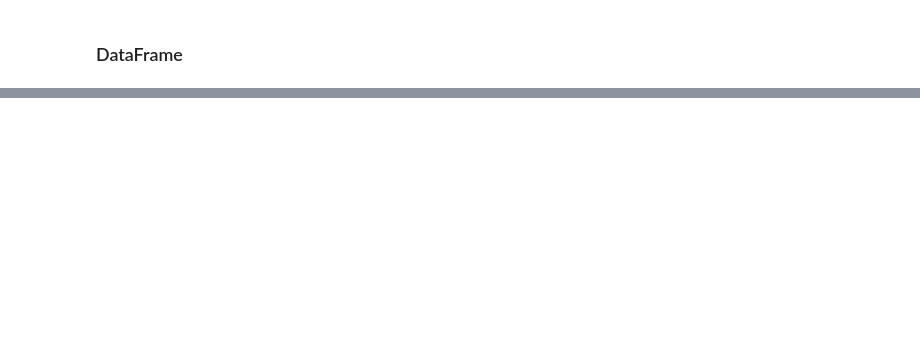
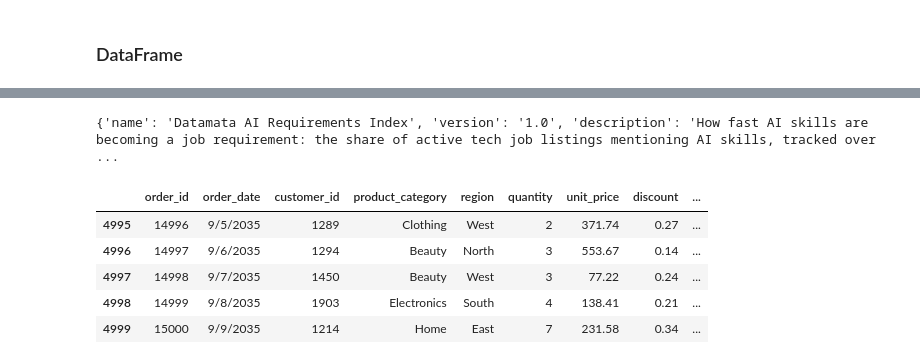
Before and after one commit to Linyiwei895178/Python, a Jupyter notebook: cumcm/pandas.ipynb, the cells around one changed output, grey strips where cells are left out. Drawn from its saved outputs; the diff is of its cells as text; code cells hidden in the pictures; blank space fills up the shorter version.

Commit message:
This is a commit about the pandas, the pandas course part ended. ---2026/8/11

```diff
--- a/cumcm/pandas.ipynb
+++ b/cumcm/pandas.ipynb
@@ -224,0 +424,9 @@ Freq: h, dtype: int32
+# %%
+# data import
+import pandas as pd
+df = pd.read_csv('./shows.csv')
+print(df)
+print(df.tail())
+print(df.quantity.mean())
+df = df.tail()
+df.to_csv('./new.csv')
@@ -224,0 +451,31 @@ Freq: h, dtype: int32
+# %%
+# json import pandas as pd
+
+# path = './ai-requirements-index.json'
+
+# try:
+#     # 先尝试默认格式（整个文件是一个 JSON 对象/数组）
+#     df = pd.read_json(path)
+# except Exception as e:
+#     print(f"默认格式失败: {e}")
+#     print("尝试 JSON Lines 格式 (lines=True)...")
+#     # 如果失败，很可能就是逐行 JSON 格式
+#     df = pd.read_json(path, lines=True)
+
+# print(type(df))
+# print(df)
+import json
+with open('./ai-requirements-index.json') as f:
+    data = json.load(f)
+print(data)
+# print(type(data))
+# df = pd.DataFrame(data['product'])
+df
+# %% [output]
+{'name': 'Datamata AI Requirements Index', 'version': '1.0', 'description': 'How fast AI skills are becoming a job requirement: the share of active tech job listings mentioning AI skills, tracked over ...
+|  | order_id | order_date | customer_id | product_category | region | quantity | unit_price | discount | ... |
+| 4995 | 14996 | 9/5/2035 | 1289 | Clothing | West | 2 | 371.74 | 0.27 | ... |
+| 4996 | 14997 | 9/6/2035 | 1294 | Beauty | North | 3 | 553.67 | 0.14 | ... |
+| 4997 | 14998 | 9/7/2035 | 1450 | Beauty | West | 3 | 77.22 | 0.24 | ... |
+| 4998 | 14999 | 9/8/2035 | 1903 | Electronics | South | 4 | 138.41 | 0.21 | ... |
+| 4999 | 15000 | 9/9/2035 | 1214 | Home | East | 7 | 231.58 | 0.34 | ... |
```
Also changed, not shown: parts of 17 cells of this notebook, 7 other files.
